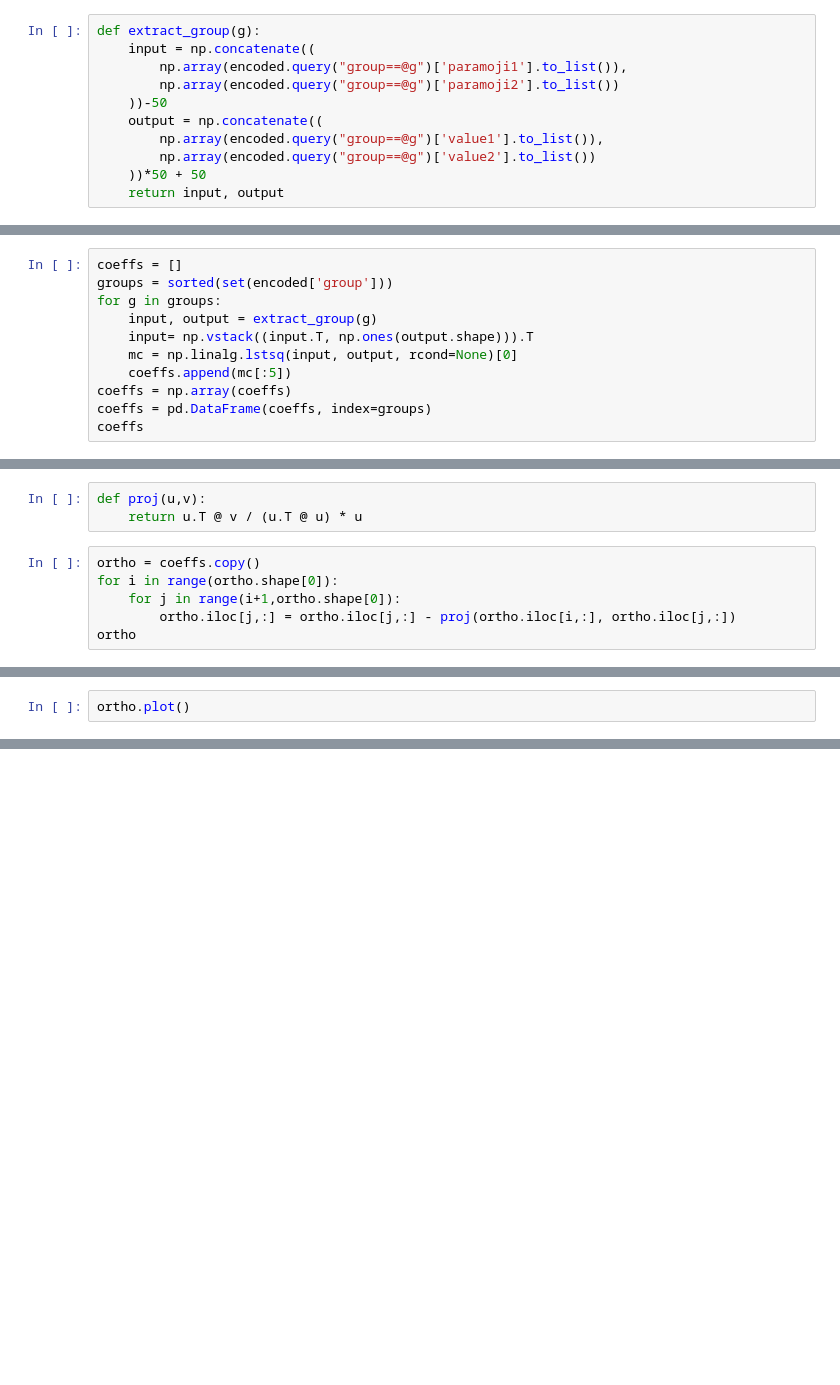
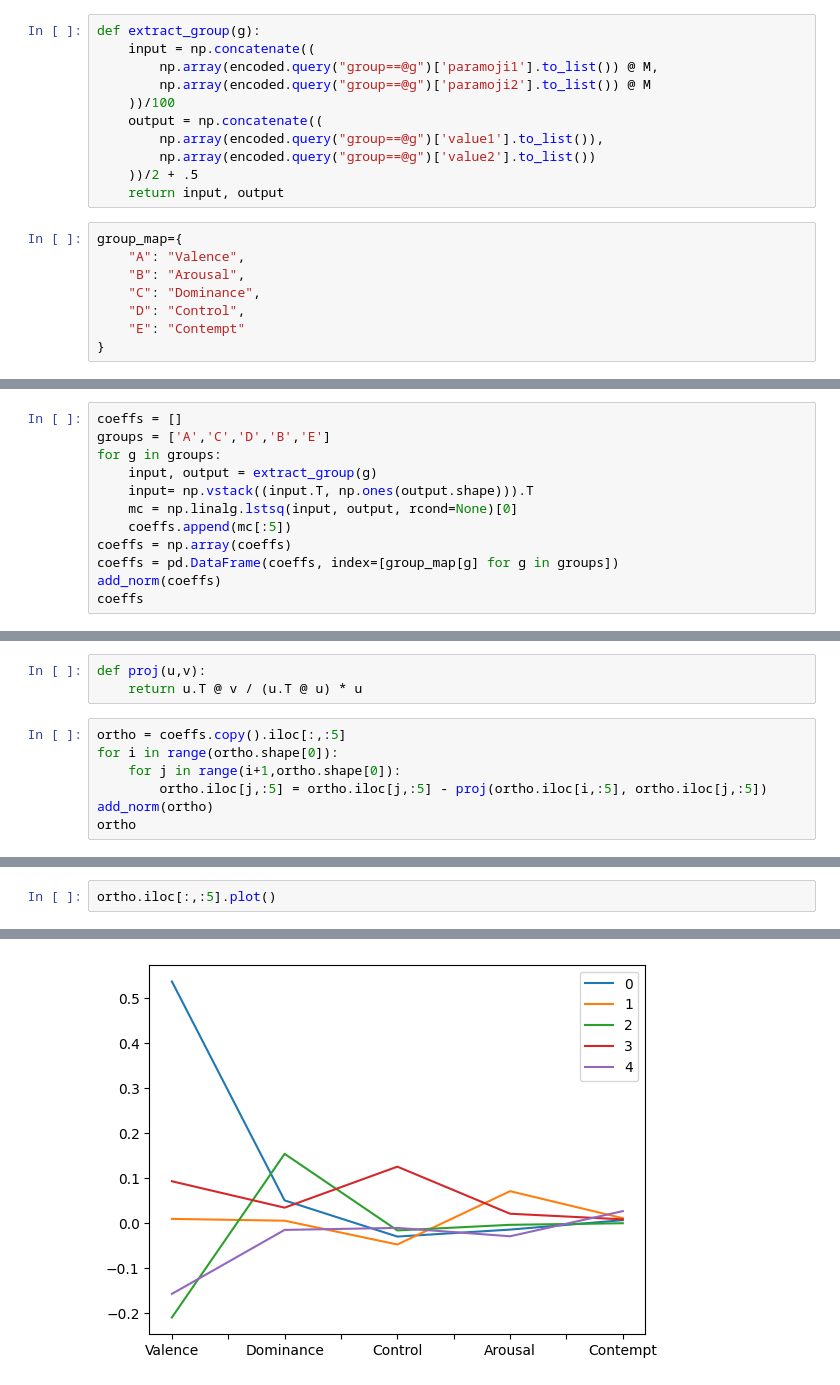
Before and after one commit to stefandirnstorfer/paramoji, a Jupyter notebook: results/Results.ipynb, the cells around one changed output, grey strips where cells are left out. Cells and saved outputs as stored; diff of their text form; blank space fills up the shorter version.

```diff
--- a/results/Results.ipynb
+++ b/results/Results.ipynb
@@ -34,11 +74,19 @@ encoded
 # %%
 def extract_group(g):
     input = np.concatenate((
-        np.array(encoded.query("group==@g")['paramoji1'].to_list()),
-        np.array(encoded.query("group==@g")['paramoji2'].to_list())
-    ))-50
+        np.array(encoded.query("group==@g")['paramoji1'].to_list()) @ M,
+        np.array(encoded.query("group==@g")['paramoji2'].to_list()) @ M
+    ))/100
     output = np.concatenate((
         np.array(encoded.query("group==@g")['value1'].to_list()),
         np.array(encoded.query("group==@g")['value2'].to_list())
-    ))*50 + 50
+    ))/2 + .5
     return input, output
+# %%
+group_map={
+    "A": "Valence",
+    "B": "Arousal",
+    "C": "Dominance",
+    "D": "Control",
+    "E": "Contempt"
+}
@@ -45,11 +97,12 @@ def extract_group(g):
 # %%
 coeffs = []
-groups = sorted(set(encoded['group']))
+groups = ['A','C','D','B','E']
 for g in groups:
     input, output = extract_group(g)
     input= np.vstack((input.T, np.ones(output.shape))).T
     mc = np.linalg.lstsq(input, output, rcond=None)[0]
     coeffs.append(mc[:5])
 coeffs = np.array(coeffs)
-coeffs = pd.DataFrame(coeffs, index=groups)
+coeffs = pd.DataFrame(coeffs, index=[group_map[g] for g in groups])
+add_norm(coeffs)
 coeffs
@@ -57,8 +117,9 @@ coeffs
 def proj(u,v):
     return u.T @ v / (u.T @ u) * u
 # %%
-ortho = coeffs.copy()
+ortho = coeffs.copy().iloc[:,:5]
 for i in range(ortho.shape[0]):
     for j in range(i+1,ortho.shape[0]):
-        ortho.iloc[j,:] = ortho.iloc[j,:] - proj(ortho.iloc[i,:], ortho.iloc[j,:])
+        ortho.iloc[j,:5] = ortho.iloc[j,:5] - proj(ortho.iloc[i,:5], ortho.iloc[j,:5])
+add_norm(ortho)
 ortho
@@ -65,2 +133,3 @@ ortho
 # %%
-ortho.plot()
+ortho.iloc[:,:5].plot()
+# %% [output]
@@ -67 +137,2 @@ ortho.plot()
+[figure, added]
 # %%
```
Also changed, not shown: parts of 14 cells of this notebook, 2 other files.
